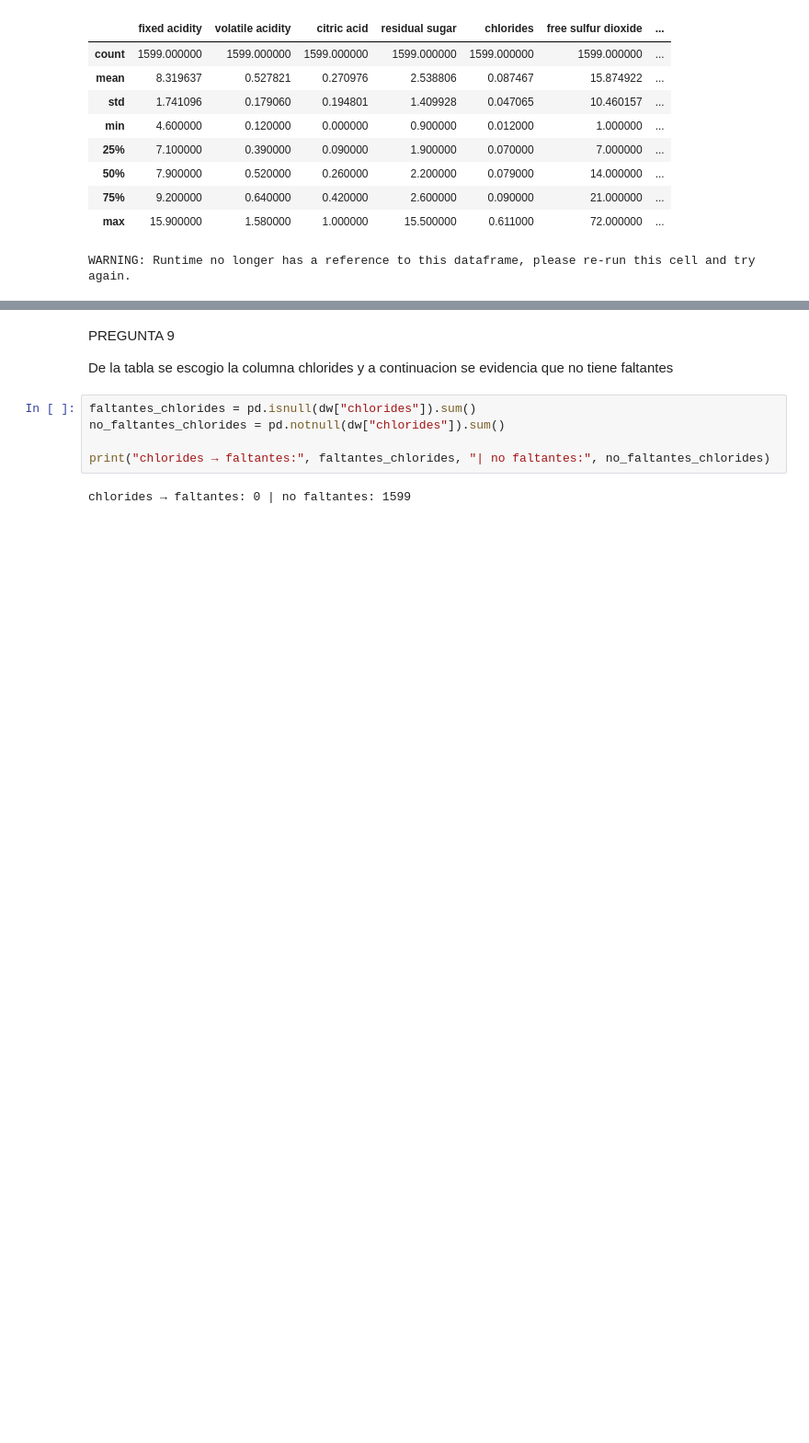
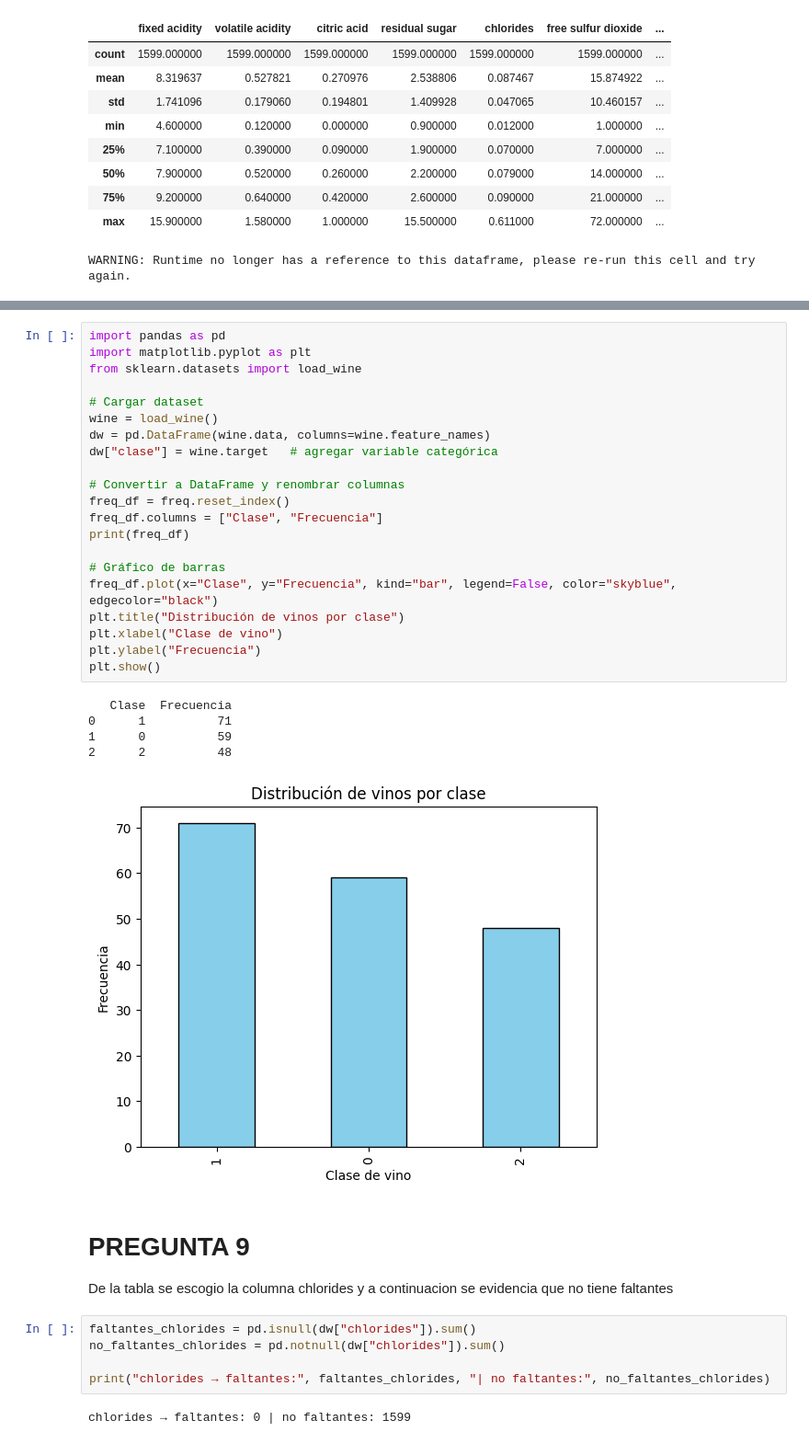
Before and after one commit to brandonegachancipas-oss/Sistemas-Avanzados-de-Producci-n, a Jupyter notebook: CRISTIAN_VALDERRAMA_BRANDON_GACHANCIPA.ipynb, the cells around one changed output, grey strips where cells are left out. Shown: that part at 92% size. Saved outputs shown, nothing was run; the diff lists cells and outputs as text; blank space fills up the shorter version.

```diff
--- a/CRISTIAN_VALDERRAMA_BRANDON_GACHANCIPA.ipynb
+++ b/CRISTIAN_VALDERRAMA_BRANDON_GACHANCIPA.ipynb
@@ -1091,5 +1095,32 @@ WARNING: Runtime no longer has a reference to this dataframe, please re-run this
+# %%
+import pandas as pd
+import matplotlib.pyplot as plt
+from sklearn.datasets import load_wine
+
+# Cargar dataset
+wine = load_wine()
+dw = pd.DataFrame(wine.data, columns=wine.feature_names)
+dw["clase"] = wine.target   # agregar variable categórica
+
+# Convertir a DataFrame y renombrar columnas
+freq_df = freq.reset_index()
+freq_df.columns = ["Clase", "Frecuencia"]
+print(freq_df)
+
+# Gráfico de barras
+freq_df.plot(x="Clase", y="Frecuencia", kind="bar", legend=False, color="skyblue", edgecolor="black")
+plt.title("Distribución de vinos por clase")
+plt.xlabel("Clase de vino")
+plt.ylabel("Frecuencia")
+plt.show()
+# %% [output]
+   Clase  Frecuencia
+0      1          71
+1      0          59
+2      2          48
+[figure, added]
 # %% [markdown]
-PREGUNTA 9
+# **PREGUNTA 9**
 
 De la tabla se escogio la columna chlorides y a continuacion se evidencia que no tiene faltantes
 # %%
```
Also changed, not shown: parts of 7 cells of this notebook.
